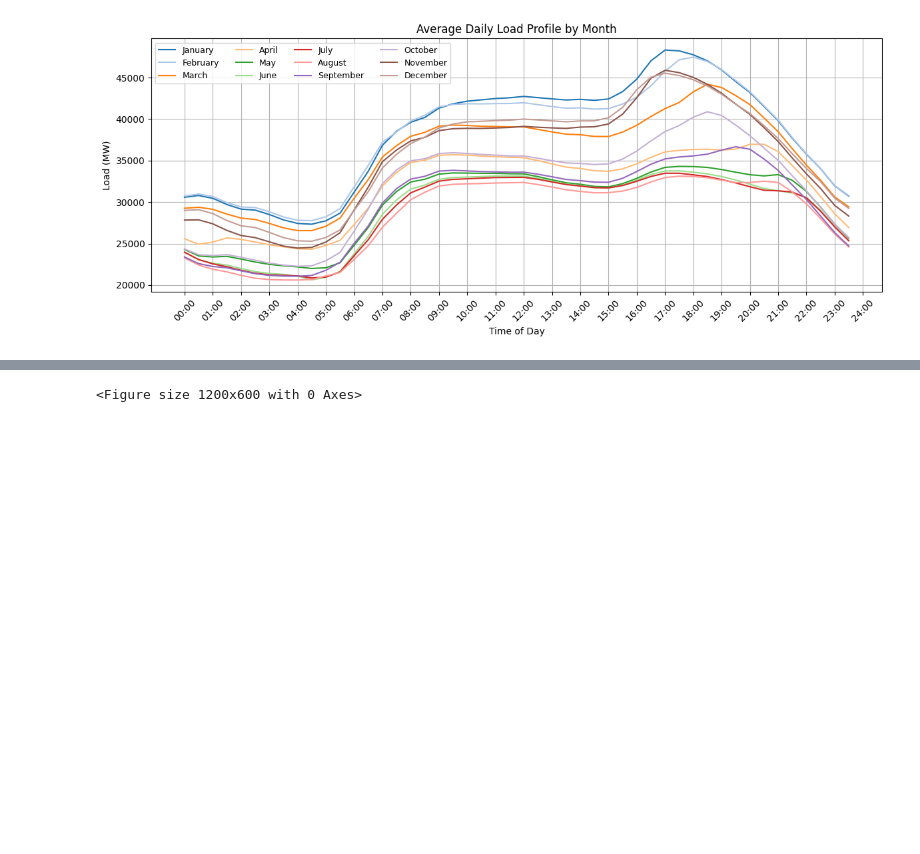
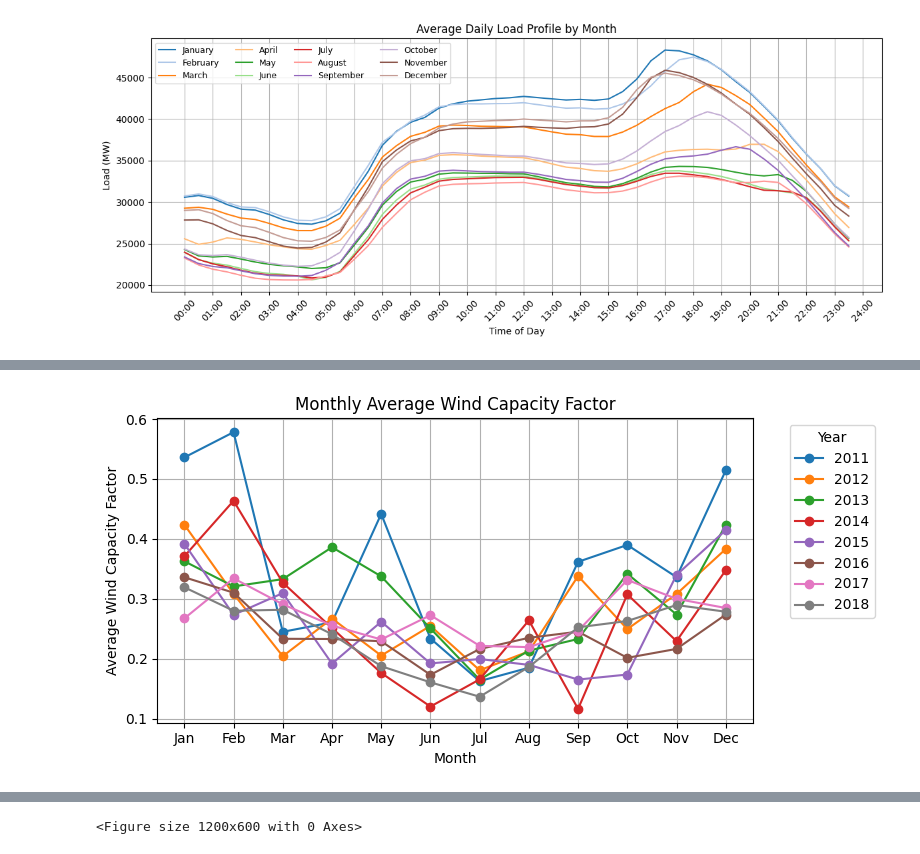
Before and after one commit to Antonin-MORENO/energy-forecasting-ml, a Jupyter notebook: notebooks/NESO_UK_Visualization.ipynb, the cells around one changed output, grey strips where cells are left out. Cells and saved outputs as stored; diff of their text form; code cells hidden in the pictures; blank space fills up the shorter version.

```diff
--- a/notebooks/NESO_UK_Visualization.ipynb
+++ b/notebooks/NESO_UK_Visualization.ipynb
@@ -131,0 +189,46 @@ plt.show()
+# %%
+
+# Calculate Solar capacity factor
+df['wind_capacity_factor'] = df['EMBEDDED_WIND_GENERATION'] / df['EMBEDDED_WIND_CAPACITY']
+
+# Group by year and month, then compute the average wind capacity factor for each group
+monthly_wind_cf = (
+    df.groupby(['year', 'month'])['wind_capacity_factor']
+    .mean()
+    .reset_index()
+)
+
+# Pivot the table so that each row corresponds to a month (1–12) and each column corresponds to a year
+pivot_wind_cf = monthly_wind_cf.pivot(
+    index='month',
+    columns='year',
+    values='wind_capacity_factor'
+)
+
+# Create a figure for the plot with the specified size
+plt.figure(figsize=(8, 4))
+
+# Plot one line per year, with markers at each month
+for year in pivot_wind_cf.columns:
+    plt.plot(
+        pivot_wind_cf.index,
+        pivot_wind_cf[year],
+        marker='o',
+        label=str(year)
+    )
+
+# Set the title and axis labels
+plt.title('Monthly Average Wind Capacity Factor')
+plt.xlabel('Month')
+plt.ylabel('Average Wind Capacity Factor')
+
+# Replace numeric month ticks (1–12) with their three-letter abbreviations
+plt.xticks(ticks=range(1, 13), labels=months_labels)
+
+# Add a legend titled 'Year'
+plt.legend(title='Year', bbox_to_anchor=(1.05, 1))
+plt.grid()
+plt.tight_layout()
+plt.show()
+# %% [output]
+[figure, added]
```
Also changed, not shown: parts of 14 cells of this notebook.
